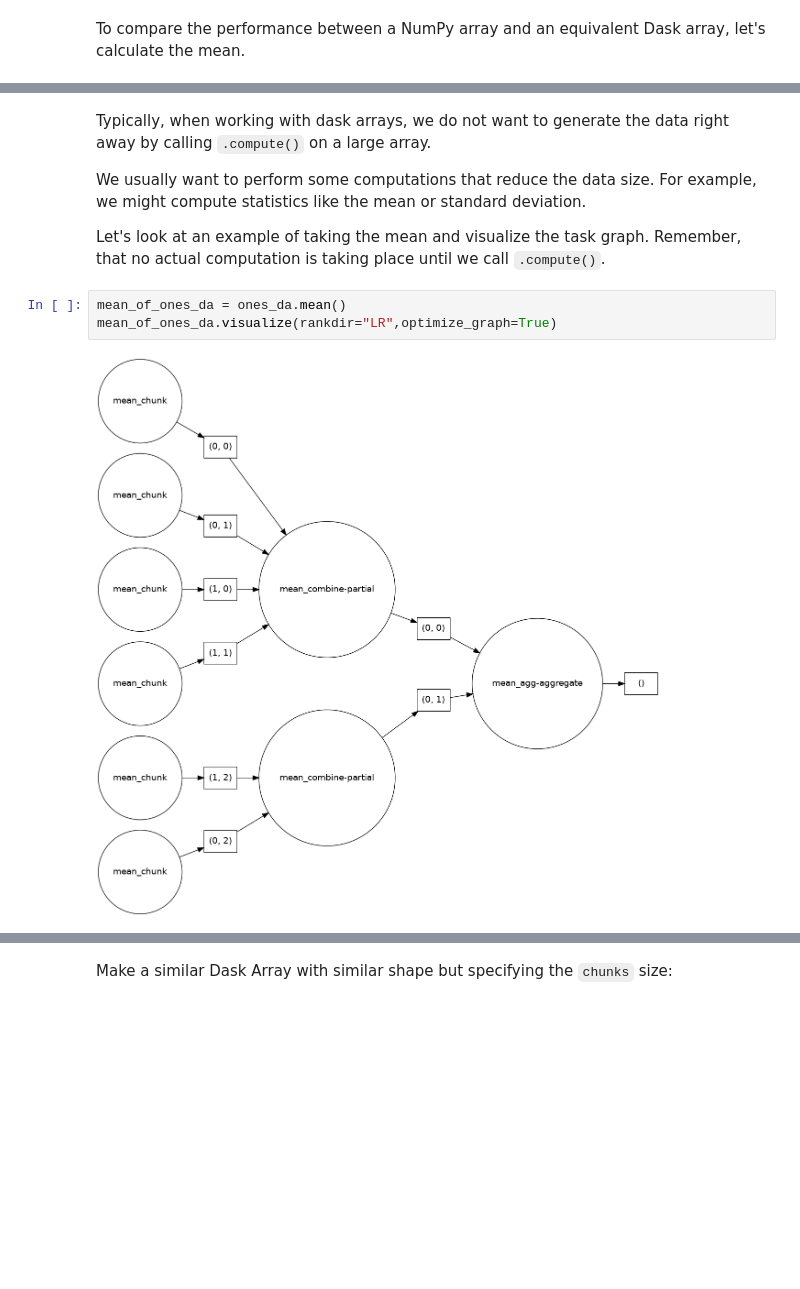
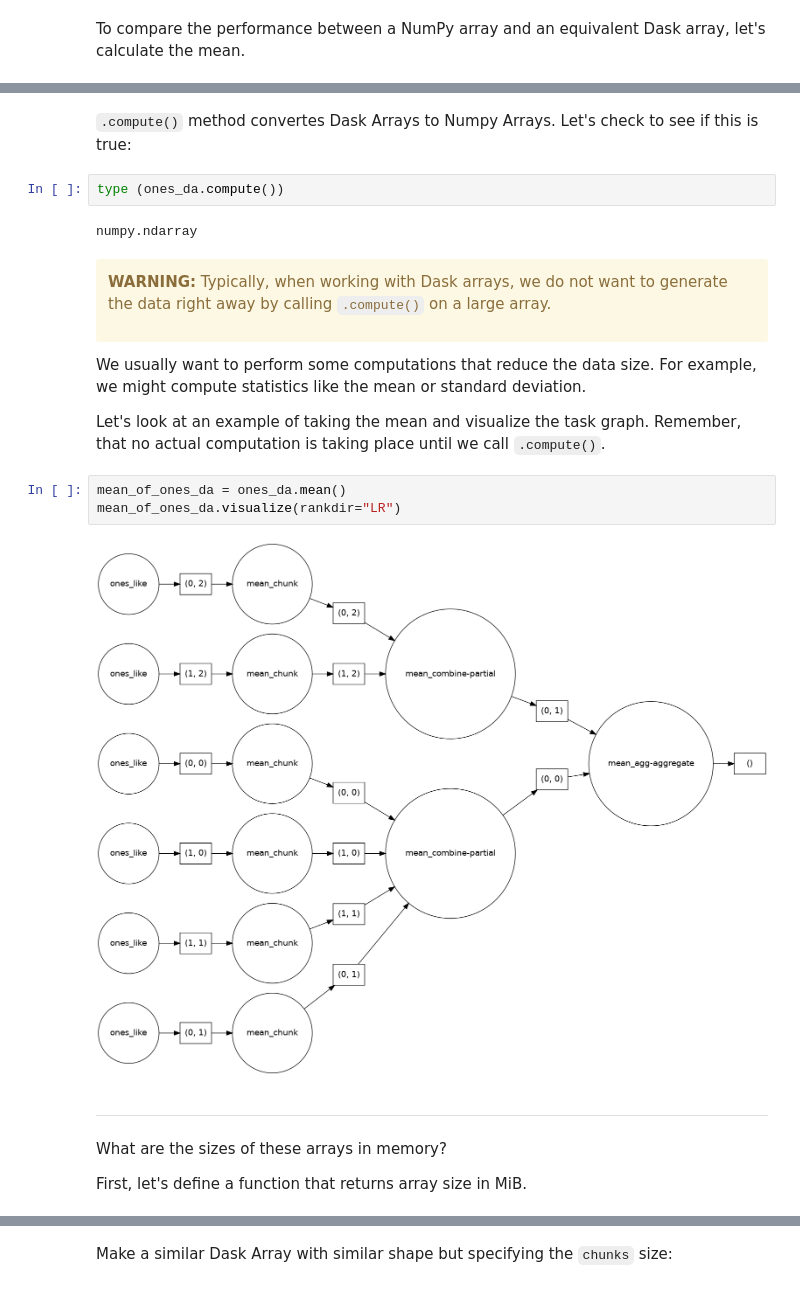
Before and after one commit to NCAR/dask-tutorial, a Jupyter notebook: notebooks/01-dask-array.ipynb, the cells around one changed output, grey strips where cells are left out. Saved outputs shown, nothing was run; the diff lists cells and outputs as text; blank space fills up the shorter version.

Commit message:
dask array edits

```diff
--- a/notebooks/01-dask-array.ipynb
+++ b/notebooks/01-dask-array.ipynb
@@ -276,12 +246,32 @@ Wall time: 15.9 ms
 1.0
+# %% [markdown]
+`.compute()` method convertes Dask Arrays to Numpy Arrays. Let's check to see if this is true:
+# %%
+type (ones_da.compute())
+# %% [output]
+numpy.ndarray
 # %% [markdown]
-Typically, when working with dask arrays, we do not want to generate the data right away by calling `.compute()` on a large array.
+
+
+<div class="alert alert-block alert-warning" markdown="1">
+
+<b>WARNING:</b> Typically, when working with Dask arrays, we do not want to generate the data right away by calling `.compute()` on a large array.
+
+</div>
+
 
 We usually want to perform some computations that reduce the data size. For example, we might compute statistics like the mean or standard deviation.
 
 Let's look at an example of taking the mean and visualize the task graph. Remember, that no actual computation is taking place until we call `.compute()`.
 # %%
 mean_of_ones_da = ones_da.mean()
-mean_of_ones_da.visualize(rankdir="LR",optimize_graph=True)
+mean_of_ones_da.visualize(rankdir="LR")
 # %% [output]
-[figure, old version]
+[figure, new version]
+# %% [markdown]
+-------
+
+
+What are the sizes of these arrays in memory?
+
+First, let's define a function that returns array size in MiB.
```
Also changed, not shown: parts of 51 cells of this notebook.
